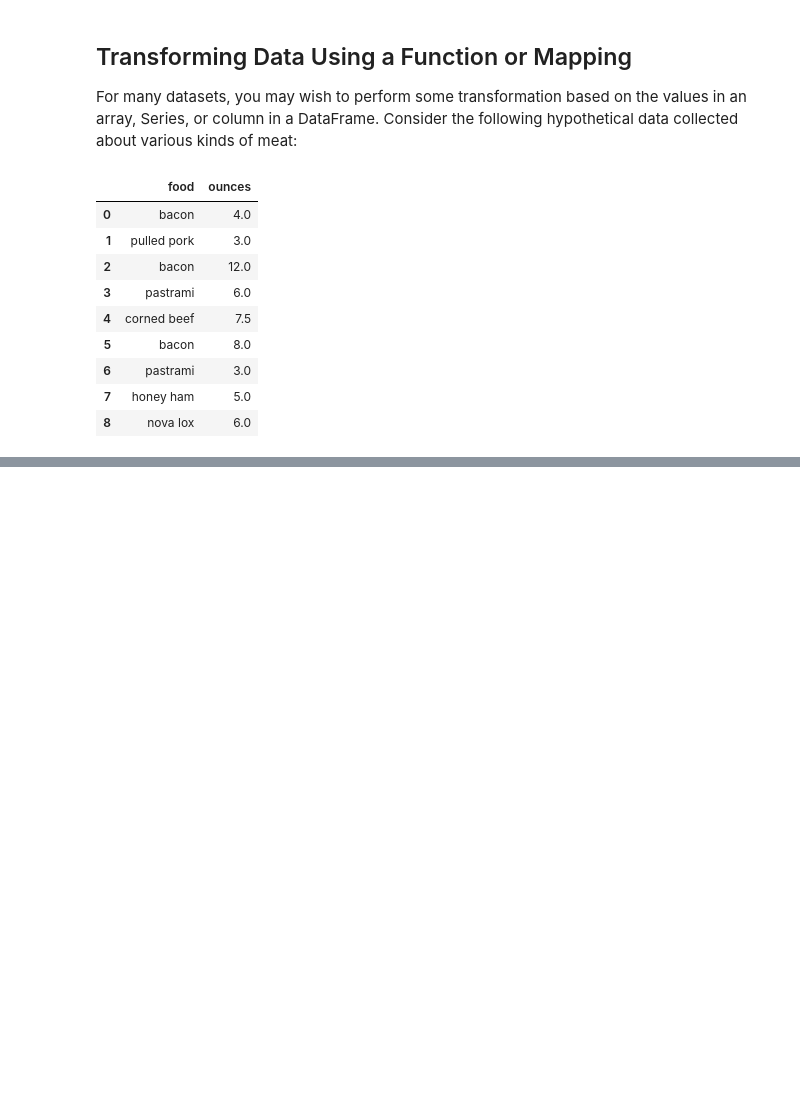
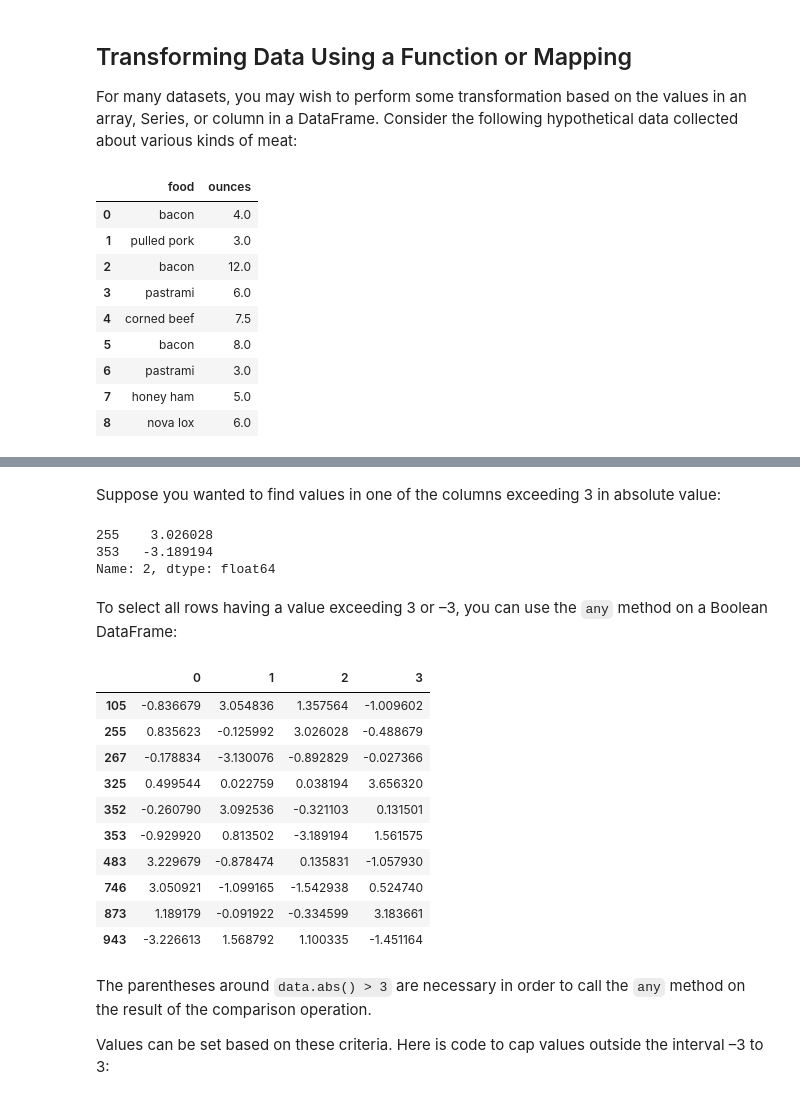
Before and after one commit to TimLinkous/McKinneyBook, a Jupyter notebook: Chapter678/CH 7.ipynb, the cells around one changed output, grey strips where cells are left out. Saved outputs shown, nothing was run; the diff lists cells and outputs as text; code cells hidden in the pictures; blank space fills up the shorter version.

```diff
--- a/Chapter678/CH 7.ipynb
+++ b/Chapter678/CH 7.ipynb
@@ -363,0 +637,4 @@ data
+# %%
+data = pd.DataFrame(np.random.standard_normal((1000, 4)))
+
+data.describe()
@@ -363,0 +651,30 @@ data
+# %% [markdown]
+Suppose you wanted to find values in one of the columns exceeding 3 in absolute value:
+# %%
+col = data[2]
+
+col[col.abs() > 3]
+# %% [output]
+255    3.026028
+353   -3.189194
+Name: 2, dtype: float64
+# %% [markdown]
+To select all rows having a value exceeding 3 or –3, you can use the `any` method on a Boolean DataFrame:
+# %%
+data[(data.abs() > 3).any(axis="columns")]
+# %% [output]
+|  | 0 | 1 | 2 | 3 |
+| 105 | -0.836679 | 3.054836 | 1.357564 | -1.009602 |
+| 255 | 0.835623 | -0.125992 | 3.026028 | -0.488679 |
+| 267 | -0.178834 | -3.130076 | -0.892829 | -0.027366 |
+| 325 | 0.499544 | 0.022759 | 0.038194 | 3.656320 |
+| 352 | -0.260790 | 3.092536 | -0.321103 | 0.131501 |
+| 353 | -0.929920 | 0.813502 | -3.189194 | 1.561575 |
+| 483 | 3.229679 | -0.878474 | 0.135831 | -1.057930 |
+| 746 | 3.050921 | -1.099165 | -1.542938 | 0.524740 |
+| 873 | 1.189179 | -0.091922 | -0.334599 | 3.183661 |
+| 943 | -3.226613 | 1.568792 | 1.100335 | -1.451164 |
+# %% [markdown]
+The parentheses around `data.abs() > 3` are necessary in order to call the `any` method on the result of the comparison operation.
+
+Values can be set based on these criteria. Here is code to cap values outside the interval –3 to 3:
```
Also changed, not shown: parts of 88 cells of this notebook, 4 other files.
